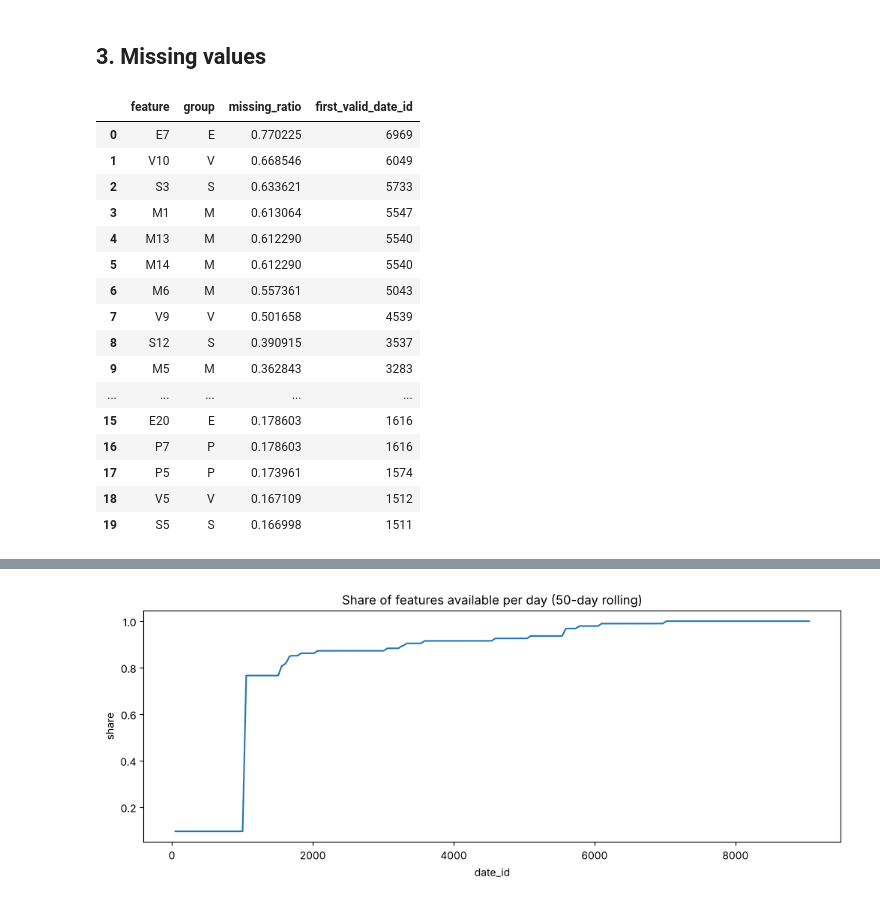
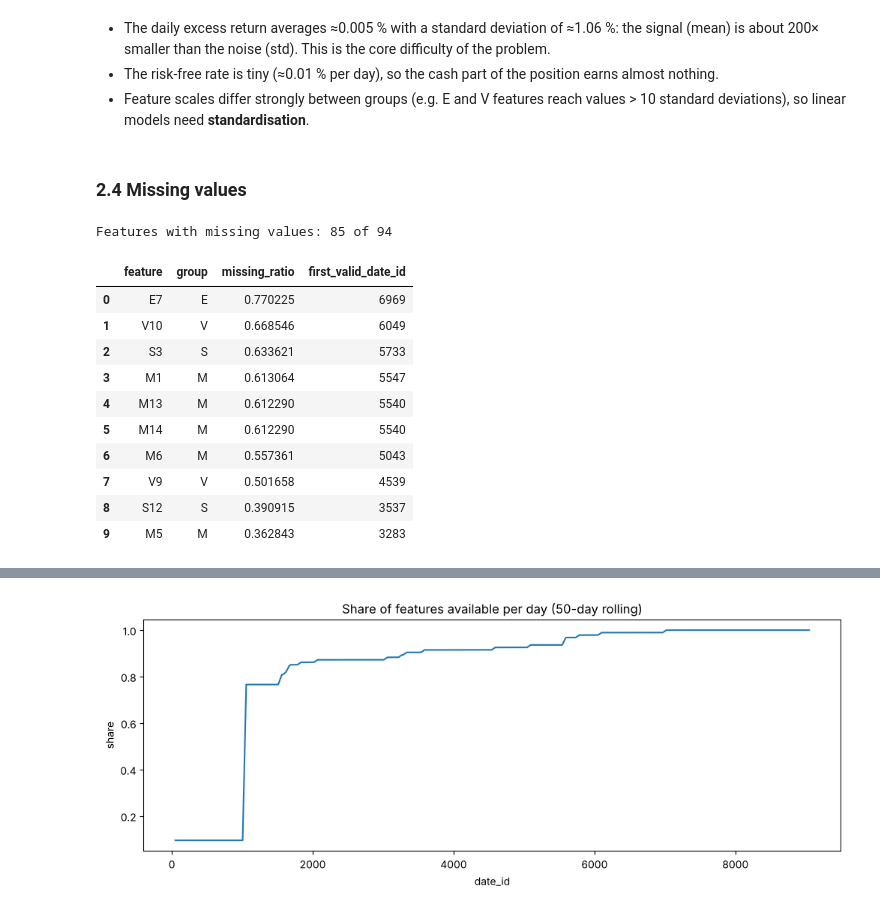
Before and after one commit to Kutay33/GROUP60_CENG313, a Jupyter notebook: assignment1_eda_baseline.ipynb, the cells around one changed output, grey strips where cells are left out. Saved outputs shown, nothing was run; the diff lists cells and outputs as text; code cells hidden in the pictures.

```diff
--- a/assignment1_eda_baseline.ipynb
+++ b/assignment1_eda_baseline.ipynb
@@ -88,23 +156,25 @@ so they are targets / scoring inputs, not features. The test set only has their
+# %% [markdown]
+- The daily excess return averages ≈0.005 % with a standard deviation of ≈1.06 %: the signal (mean) is about
+  200× smaller than the noise (std). This is the core difficulty of the problem.
+- The risk-free rate is tiny (≈0.01 % per day), so the cash part of the position earns almost nothing.
+- Feature scales differ strongly between groups (e.g. E and V features reach values > 10 standard deviations),
+  so linear models need **standardisation**.
 # %% [markdown]
-## 3. Missing values
+### 2.4 Missing values
 # %%
 miss = D.missing_summary(train)
-miss.head(20)
+print('Features with missing values:', (miss.missing_ratio > 0).sum(), 'of', len(feats))
+miss.head(10)
 # %% [output]
+Features with missing values: 85 of 94
 |  | feature | group | missing_ratio | first_valid_date_id |
 | 0 | E7 | E | 0.770225 | 6969 |
 | 1 | V10 | V | 0.668546 | 6049 |
 | 2 | S3 | S | 0.633621 | 5733 |
 | 3 | M1 | M | 0.613064 | 5547 |
 | 4 | M13 | M | 0.612290 | 5540 |
 | 5 | M14 | M | 0.612290 | 5540 |
 | 6 | M6 | M | 0.557361 | 5043 |
 | 7 | V9 | V | 0.501658 | 4539 |
 | 8 | S12 | S | 0.390915 | 3537 |
 | 9 | M5 | M | 0.362843 | 3283 |
-| ... | ... | ... | ... | ... |
-| 15 | E20 | E | 0.178603 | 1616 |
-| 16 | P7 | P | 0.178603 | 1616 |
-| 17 | P5 | P | 0.173961 | 1574 |
-| 18 | V5 | V | 0.167109 | 1512 |
-| 19 | S5 | S | 0.166998 | 1511 |
```
Also changed, not shown: parts of 87 cells of this notebook.
